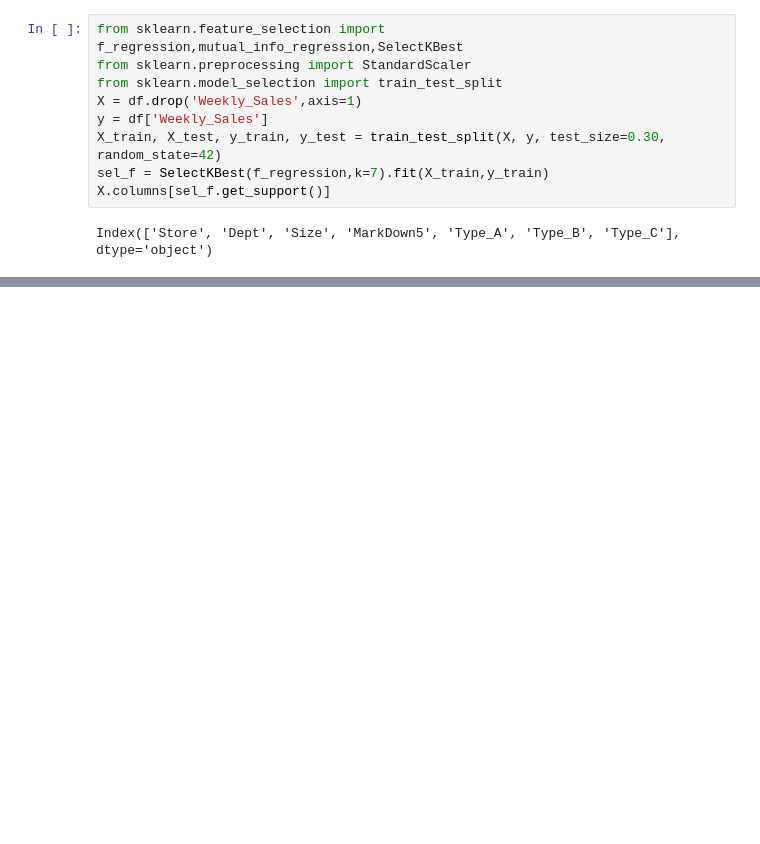
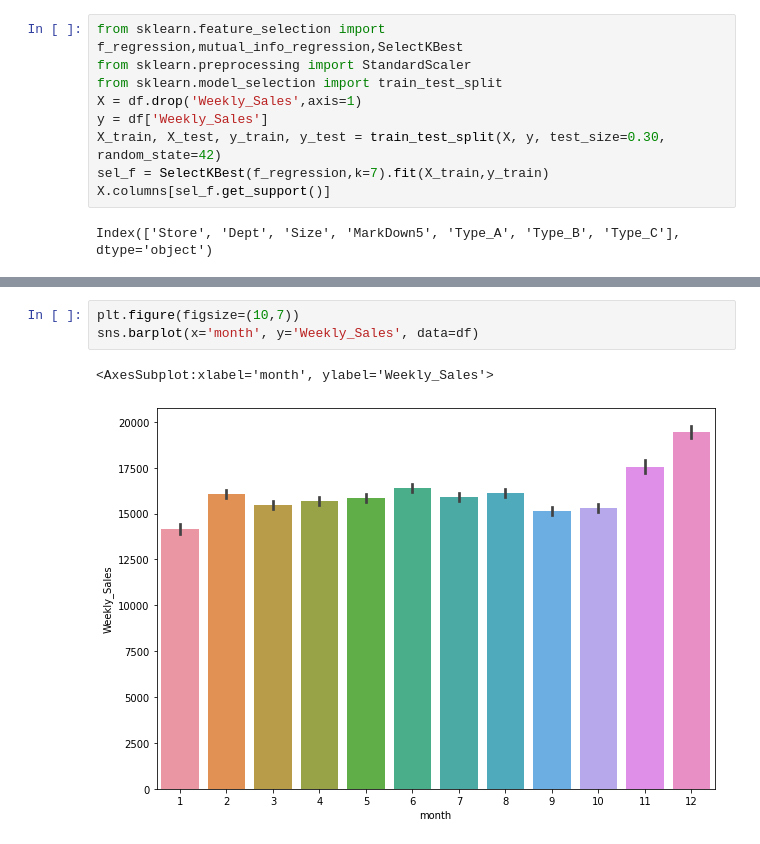
Before and after one commit to bsakethreddy/255-project-walmart, a Jupyter notebook: feature_engineering.ipynb, the cells around one changed output, grey strips where cells are left out. Cells and saved outputs as stored; diff of their text form; blank space fills up the shorter version.

```diff
--- a/feature_engineering.ipynb
+++ b/feature_engineering.ipynb
@@ -156,0 +146,6 @@ Index(['Store', 'Dept', 'Size', 'MarkDown5', 'Type_A', 'Type_B', 'Type_C'], dtyp
+# %%
+plt.figure(figsize=(10,7))
+sns.barplot(x='month', y='Weekly_Sales', data=df)
+# %% [output]
+<AxesSubplot:xlabel='month', ylabel='Weekly_Sales'>
+[figure, added]
```
Also changed, not shown: parts of 10 cells of this notebook, 2 other files.
